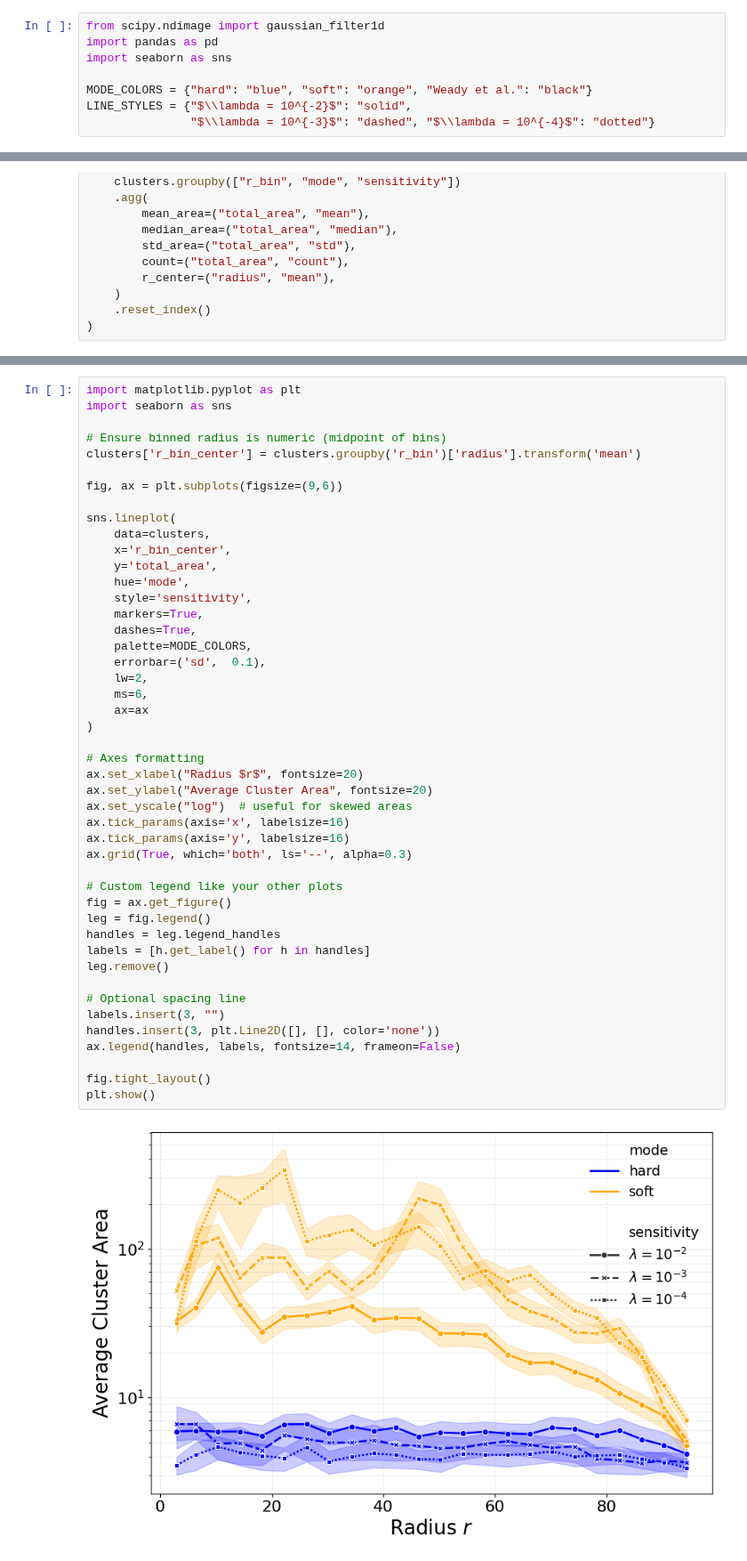
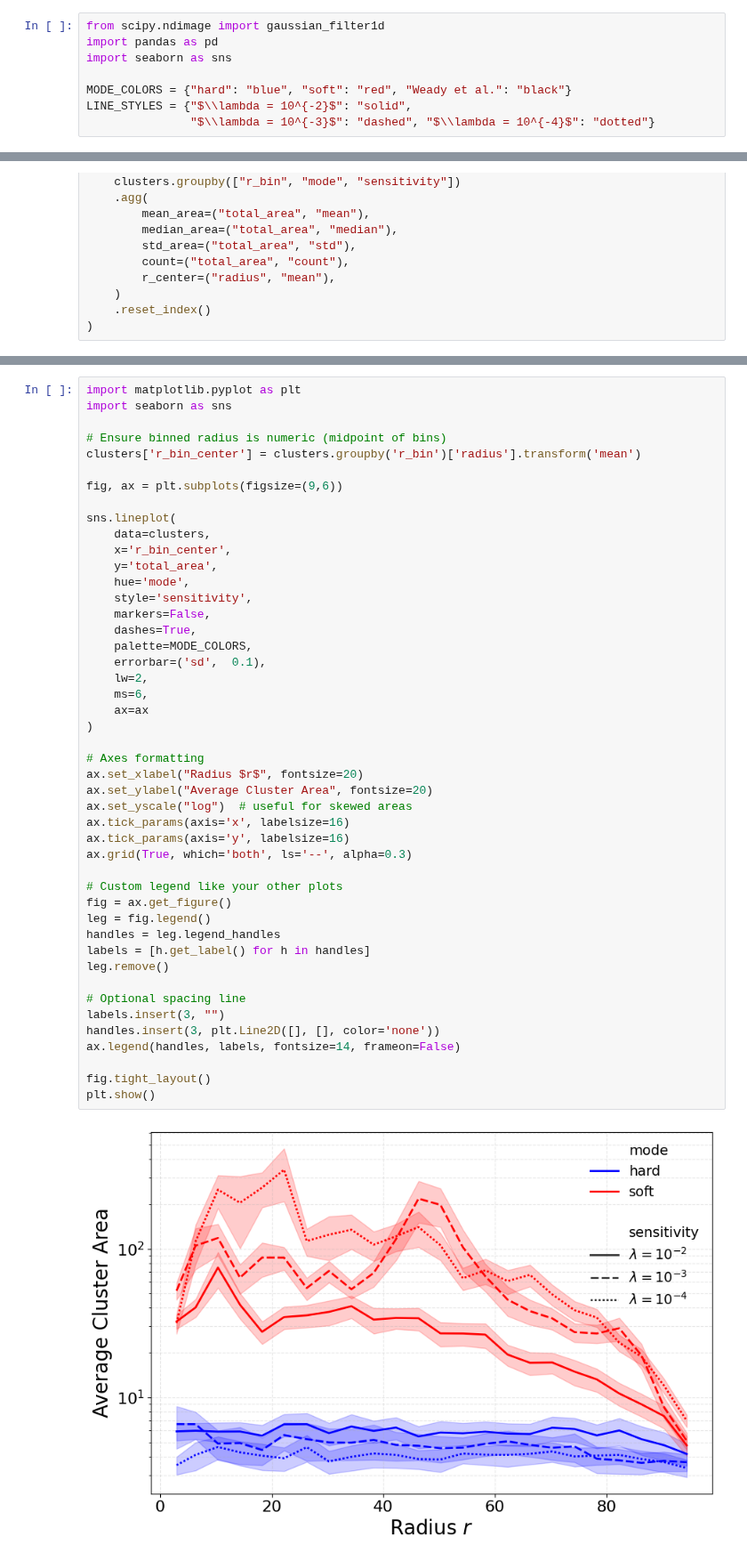
Before and after one commit to ManuelLerchner/ProliferatingCellCollectives-IDP, a Jupyter notebook: analysis/plot_cluster_analysis.ipynb, the cells around one changed output, grey strips where cells are left out. Shown at 89% size. Cells and saved outputs as stored; diff of their text form.

Commit message:
change plot color to red blue

```diff
--- a/analysis/plot_cluster_analysis.ipynb
+++ b/analysis/plot_cluster_analysis.ipynb
@@ -258,7 +258,7 @@ from scipy.ndimage import gaussian_filter1d
 import pandas as pd
 import seaborn as sns
 
-MODE_COLORS = {"hard": "blue", "soft": "orange", "Weady et al.": "black"}
+MODE_COLORS = {"hard": "blue", "soft": "red", "Weady et al.": "black"}
 LINE_STYLES = {"$\\lambda = 10^{-2}$": "solid",
                "$\\lambda = 10^{-3}$": "dashed", "$\\lambda = 10^{-4}$": "dotted"}
 # %%
@@ -614,36 +614,36 @@ sns.lineplot(
     y='total_area',
     hue='mode',
     style='sensitivity',
-    markers=True,
+    markers=False,
     dashes=True,
     palette=MODE_COLORS,
     errorbar=('sd',  0.1),
     lw=2,
     ms=6,
     ax=ax
 )
 
 # Axes formatting
 ax.set_xlabel("Radius $r$", fontsize=20)
 ax.set_ylabel("Average Cluster Area", fontsize=20)
 ax.set_yscale("log")  # useful for skewed areas
 ax.tick_params(axis='x', labelsize=16)
 ax.tick_params(axis='y', labelsize=16)
 ax.grid(True, which='both', ls='--', alpha=0.3)
 
 # Custom legend like your other plots
 fig = ax.get_figure()
 leg = fig.legend()
 handles = leg.legend_handles
 labels = [h.get_label() for h in handles]
 leg.remove()
 
 # Optional spacing line
 labels.insert(3, "")
 handles.insert(3, plt.Line2D([], [], color='none'))
 ax.legend(handles, labels, fontsize=14, frameon=False)
 
 fig.tight_layout()
 plt.show()
 # %% [output]
-[figure, old version]
+[figure, new version]
```
Also changed, not shown: parts of 4 cells of this notebook, 20 other files.
